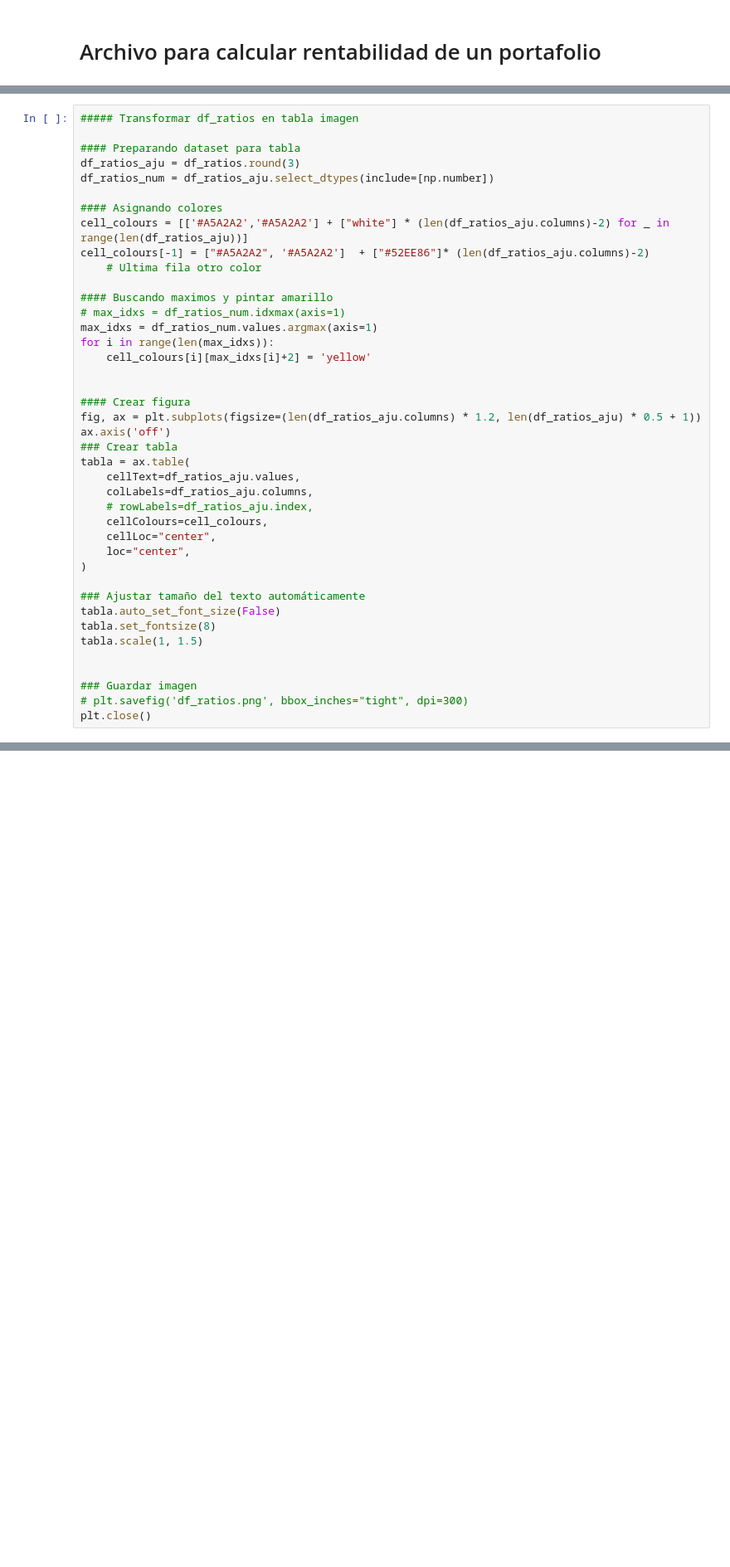
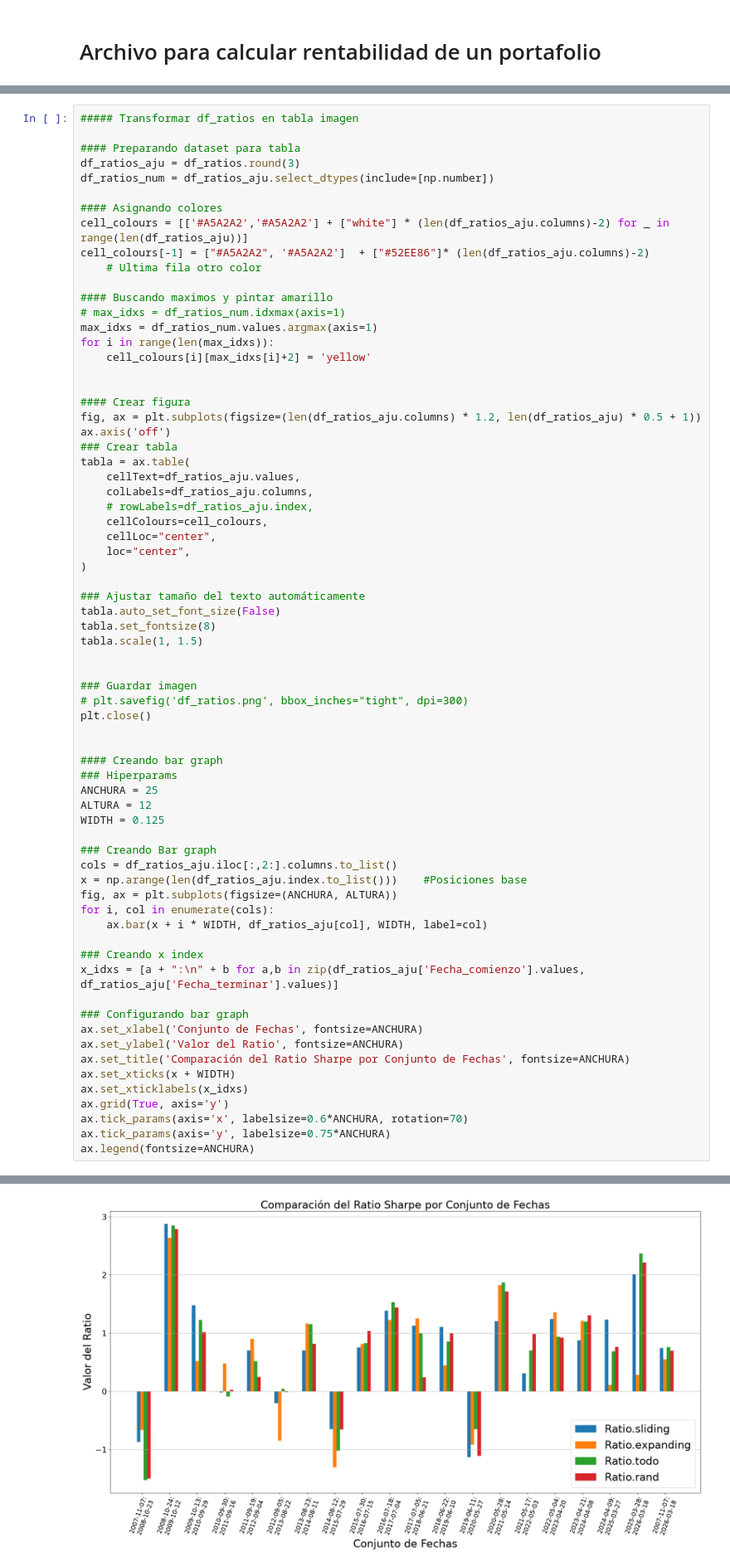
Before and after one commit to jp21bp/LSTM_Ratio_Sharpe, a Jupyter notebook: Version2/rentabilidad.ipynb, the cells around one changed output, grey strips where cells are left out. Shown at 83% size. Cells and saved outputs as stored; diff of their text form; blank space fills up the shorter version.

Commit message:
Agregar bar graph final

```diff
--- a/Version2/rentabilidad.ipynb
+++ b/Version2/rentabilidad.ipynb
@@ -458,3 +458,32 @@ tabla.scale(1, 1.5)
 ### Guardar imagen
 # plt.savefig('df_ratios.png', bbox_inches="tight", dpi=300)
 plt.close()
+
+
+#### Creando bar graph
+### Hiperparams
+ANCHURA = 25
+ALTURA = 12
+WIDTH = 0.125
+
+### Creando Bar graph
+cols = df_ratios_aju.iloc[:,2:].columns.to_list()
+x = np.arange(len(df_ratios_aju.index.to_list()))    #Posiciones base
+fig, ax = plt.subplots(figsize=(ANCHURA, ALTURA))
+for i, col in enumerate(cols):
+    ax.bar(x + i * WIDTH, df_ratios_aju[col], WIDTH, label=col)
+
+### Creando x index
+x_idxs = [a + ":\n" + b for a,b in zip(df_ratios_aju['Fecha_comienzo'].values, df_ratios_aju['Fecha_terminar'].values)]
+
+### Configurando bar graph
+ax.set_xlabel('Conjunto de Fechas', fontsize=ANCHURA)
+ax.set_ylabel('Valor del Ratio', fontsize=ANCHURA)
+ax.set_title('Comparación del Ratio Sharpe por Conjunto de Fechas', fontsize=ANCHURA)
+ax.set_xticks(x + WIDTH)
+ax.set_xticklabels(x_idxs)
+ax.grid(True, axis='y')
+ax.tick_params(axis='x', labelsize=0.6*ANCHURA, rotation=70)
+ax.tick_params(axis='y', labelsize=0.75*ANCHURA)
+ax.legend(fontsize=ANCHURA)
+# %% [output]
@@ -461,3 +491,4 @@ plt.close()
+[figure, added]
 # %%
 # ##### Tranzando rentabilidad diaria
 # #### Grafo
```
Also changed, not shown: parts of 1 cell of this notebook.
